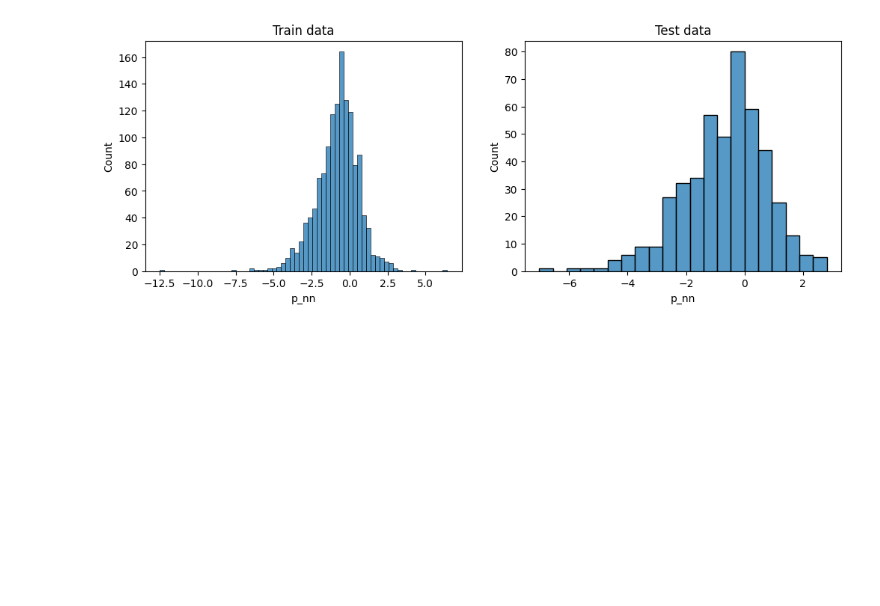
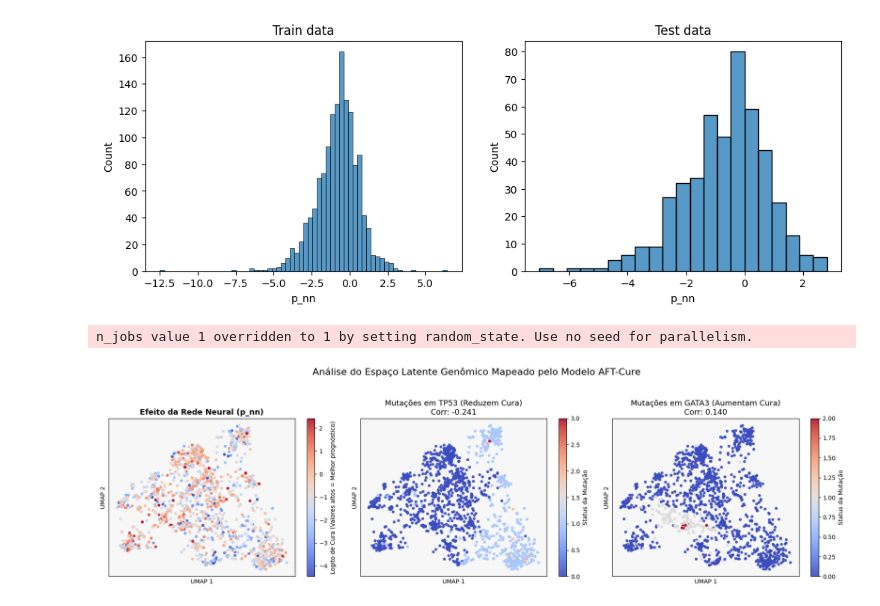
Before and after one commit to nhilariosilva/metabric_aft_models, a Jupyter notebook: notebooks/Holdout Analysis.ipynb, the cells around one changed output. Saved outputs shown, nothing was run; the diff lists cells and outputs as text; code cells hidden in the pictures; blank space fills up the shorter version.

```diff
--- a/notebooks/Holdout Analysis.ipynb
+++ b/notebooks/Holdout Analysis.ipynb
@@ -448,3 +448,77 @@ plt.show()
 Pacientes cujos genes tiveram predição significativa - Treino: 0.4062049062049062
 Pacientes cujos genes tiveram predição significativa - Test: 0.4146868250539957
 [figure]
+# %%
+pred_train = pd.concat([z_train_mu.iloc[:,1:], X_train_nn, p_nn_summary_train], axis = 1)
+# pred_train = pred_train.loc[significant_p_nn_train, :]
+
+pred_test = pd.concat([z_test_mu.iloc[:,1:], X_test_nn, p_nn_summary_test], axis = 1)
+# pred_test = pred_test.loc[significant_p_nn_test, :]
+# %%
+import pandas as pd
+import numpy as np
+import matplotlib.pyplot as plt
+import umap.umap_ as umap
+import seaborn as sns
+
+# The target variable here will be the logits from the genes neural network
+y = pred_train["p_nn"]
+
+# Remove the columns related to the target variable from the gene data
+cols_to_drop = ["p_nn", "p_nn_se", "p_nn_lower", "p_nn_upper"]
+X_full = pred_train.drop(columns = cols_to_drop, errors = "ignore")
+
+gene_start_idx = X_full.columns.get_loc('FOXO3')
+X_genes = X_full.iloc[:, gene_start_idx:]
+
+# Supervised UMAP
+# target_weight=0.5 equilibra a topologia: 50% guiado pelos genes, 50% guiado pelo p_nn
+reducer = umap.UMAP(
+    n_components = 2,
+    n_neighbors = 30,
+    min_dist = 0.1,
+    target_weight = 0.5,
+    random_state = 42
+)
+embedding = reducer.fit_transform(X_genes, y = y)
+
+# Obtain the spearman correlations between the genes and the network logits
+correlations = X_genes.corrwith(y, method='spearman').dropna()
+
+# Take the genes with most extreme correlations according to the network
+top_neg_gene = correlations.idxmin() # Gene que a rede associou à REDUÇÃO da cura (p_nn < 0)
+top_pos_gene = correlations.idxmax() # Gene que a rede associou ao AUMENTO da cura (p_nn > 0)
+
+fig, axes = plt.subplots(1, 3, figsize=(18, 5))
+
+# Painel A: A Topologia de Risco (colorido pela saída da Rede)
+vmin, vmax = np.percentile(y, [1, 99])
+sc0 = axes[0].scatter(embedding[:, 0], embedding[:, 1], c = y, cmap = "coolwarm", s = 15, alpha = 0.9, vmin = vmin, vmax = vmax)
+axes[0].set_title("Efeito da Rede Neural (p_nn)", fontsize=13, fontweight="bold")
+plt.colorbar(sc0, ax=axes[0], label="Logito de Cura (Valores altos = Melhor prognóstico)")
+
+# Painel B: Mapeamento do Gene de Pior Prognóstico
+sc1 = axes[1].scatter(embedding[:, 0], embedding[:, 1], c = X_genes[top_neg_gene], cmap = "coolwarm", s=15, alpha=0.9)
+axes[1].set_title(f"Mutações em {top_neg_gene} (Reduzem Cura)\nCorr: {correlations[top_neg_gene]:.3f}", fontsize=13)
+plt.colorbar(sc1, ax=axes[1], label="Status da Mutação")
+
+# Painel C: Mapeamento do Gene de Melhor Prognóstico
+sc2 = axes[2].scatter(embedding[:, 0], embedding[:, 1], c=X_genes[top_pos_gene], cmap = "coolwarm", s=15, alpha=0.9)
+axes[2].set_title(f"Mutações em {top_pos_gene} (Aumentam Cura)\nCorr: {correlations[top_pos_gene]:.3f}", fontsize=13)
+plt.colorbar(sc2, ax=axes[2], label="Status da Mutação")
+
+# Estilização
+for ax in axes:
+    ax.set_xticks([])
+    ax.set_yticks([])
+    ax.set_xlabel("UMAP 1")
+    ax.set_ylabel("UMAP 2")
+    # Fundo levemente cinza para destacar pontos claros
+    ax.set_facecolor('#f7f7f7')
+
+plt.suptitle("Análise do Espaço Latente Genômico Mapeado pelo Modelo AFT-Cure", fontsize = 16, y = 1.05)
+plt.tight_layout()
+plt.show()
+# %% [output]
+n_jobs value 1 overridden to 1 by setting random_state. Use no seed for parallelism.
+[figure, added]
```
Also changed, not shown: parts of 9 cells of this notebook, 9 other files.
